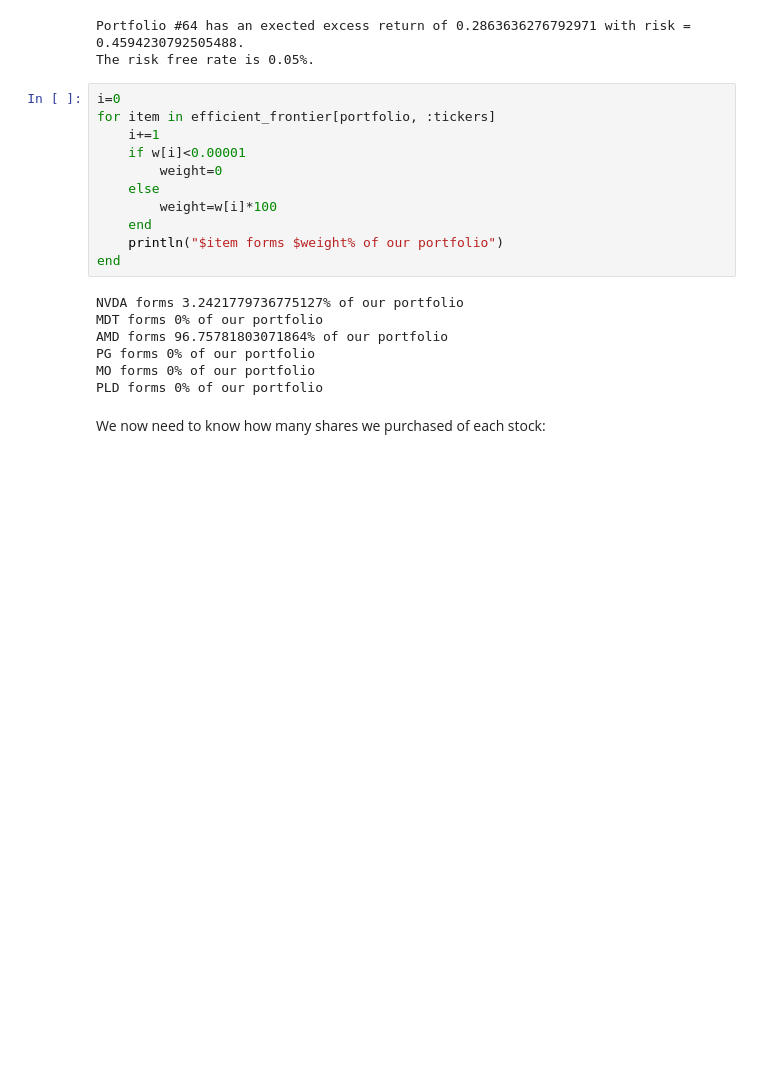
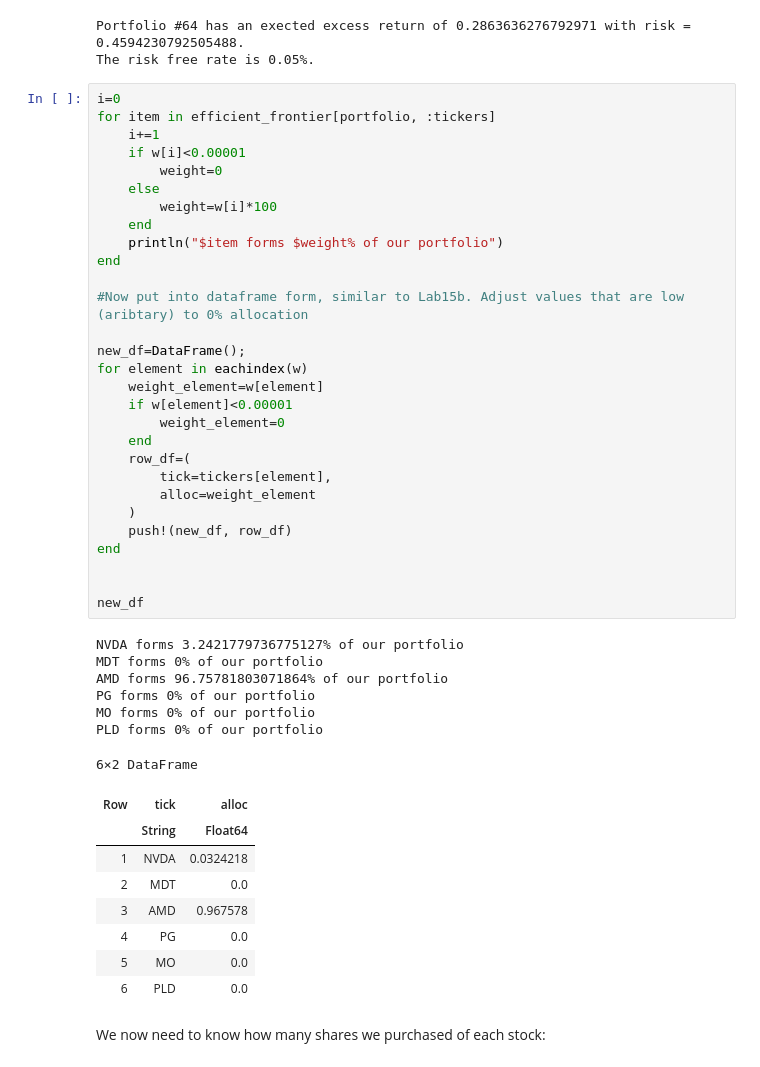
Before and after one commit to ek665/CHEME-5660-Project-F23, a Jupyter notebook: Template.ipynb, the cells around one changed output. Drawn from its saved outputs; the diff is of its cells as text; blank space fills up the shorter version.

```diff
--- a/Template.ipynb
+++ b/Template.ipynb
@@ -167,21 +161,48 @@ The risk free rate is 0.05%.
 # %%
 i=0
 for item in efficient_frontier[portfolio, :tickers]
     i+=1
     if w[i]<0.00001
         weight=0
     else
         weight=w[i]*100
     end
     println("$item forms $weight% of our portfolio")
 end
+
+#Now put into dataframe form, similar to Lab15b. Adjust values that are low (aribtary) to 0% allocation
+
+new_df=DataFrame();
+for element in eachindex(w)
+    weight_element=w[element]
+    if w[element]<0.00001
+        weight_element=0
+    end
+    row_df=(
+        tick=tickers[element],
+        alloc=weight_element
+    )
+    push!(new_df, row_df)
+end
+
+
+new_df
 # %% [output]
 NVDA forms 3.2421779736775127% of our portfolio
 MDT forms 0% of our portfolio
 AMD forms 96.75781803071864% of our portfolio
 PG forms 0% of our portfolio
 MO forms 0% of our portfolio
 PLD forms 0% of our portfolio
+6×2 DataFrame
+| Row | tick | alloc |
+|  | String | Float64 |
+| 1 | NVDA | 0.0324218 |
+| 2 | MDT | 0.0 |
+| 3 | AMD | 0.967578 |
+| 4 | PG | 0.0 |
+| 5 | MO | 0.0 |
+| 6 | PLD | 0.0 |
 # %% [markdown]
 We now need to know how many shares we purchased of each stock:
 # %%
```
Also changed, not shown: parts of 9 cells of this notebook, 1 other file.
